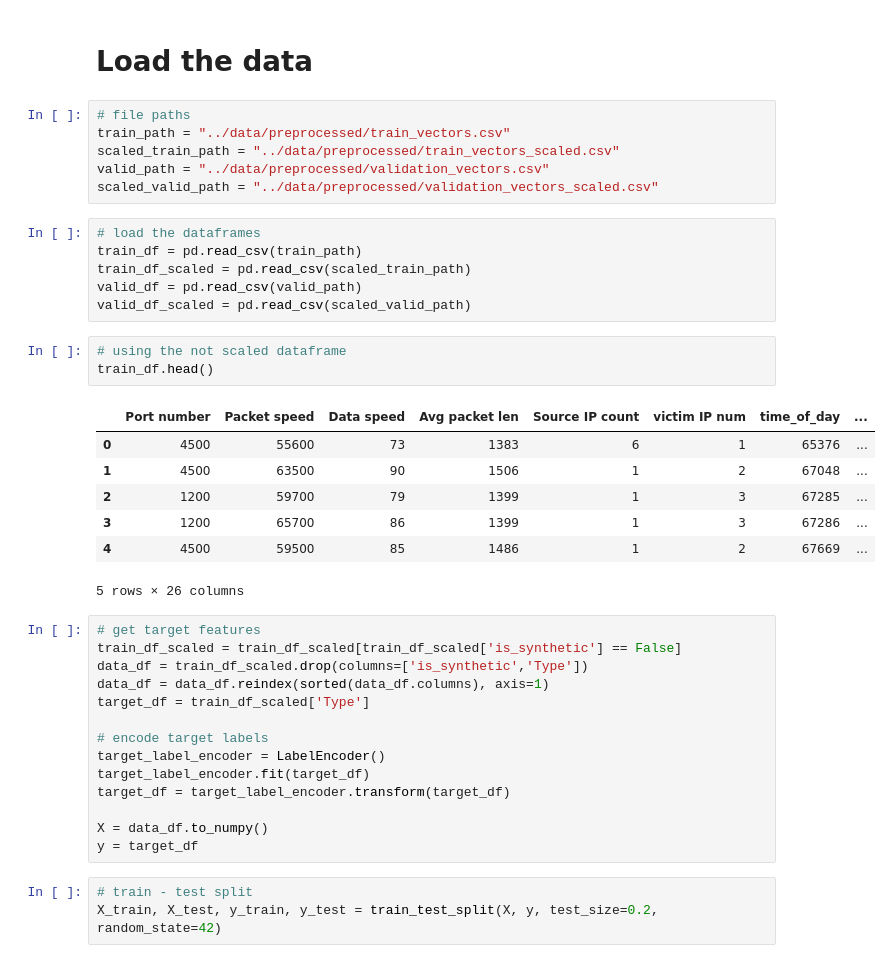
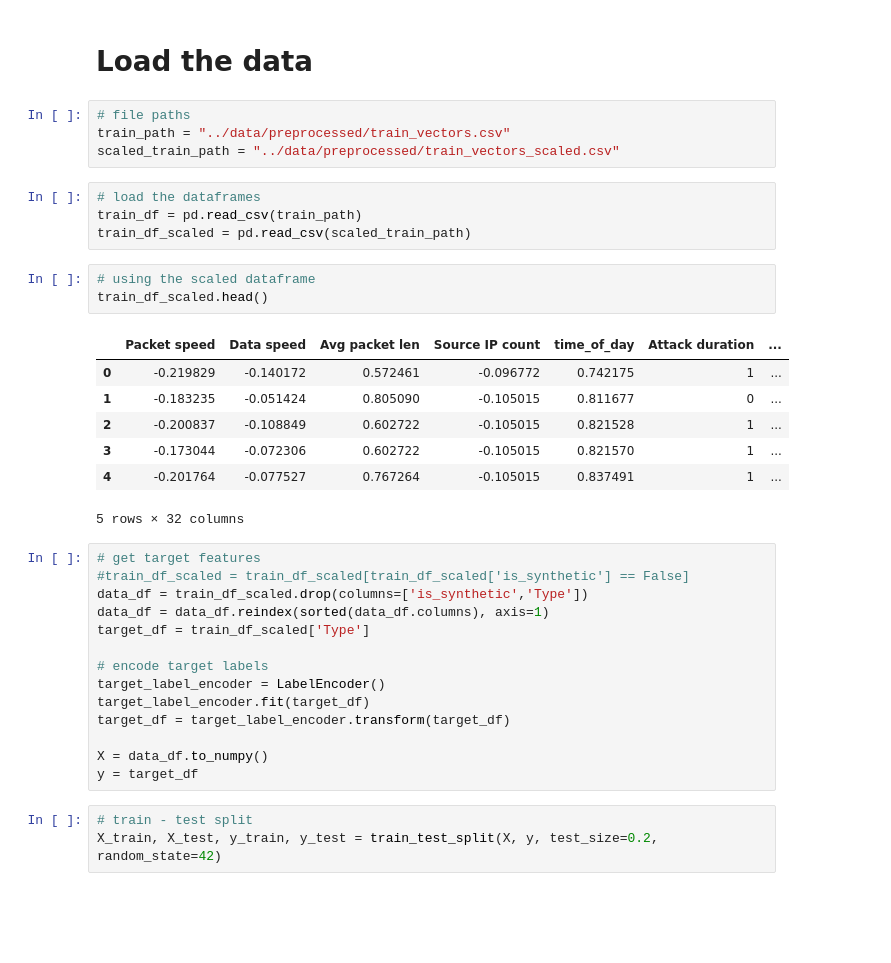
Before and after one commit to LordLokator/ADAML_24, a Jupyter notebook: notebooks/training.ipynb, the cells around one changed output. Cells and saved outputs as stored; diff of their text form; blank space fills up the shorter version.

```diff
--- a/notebooks/training.ipynb
+++ b/notebooks/training.ipynb
@@ -21,28 +22,24 @@ from dataloading import get_labeled_data
 # file paths
 train_path = "../data/preprocessed/train_vectors.csv"
 scaled_train_path = "../data/preprocessed/train_vectors_scaled.csv"
-valid_path = "../data/preprocessed/validation_vectors.csv"
-scaled_valid_path = "../data/preprocessed/validation_vectors_scaled.csv"
 # %%
 # load the dataframes
 train_df = pd.read_csv(train_path)
 train_df_scaled = pd.read_csv(scaled_train_path)
-valid_df = pd.read_csv(valid_path)
-valid_df_scaled = pd.read_csv(scaled_valid_path)
 # %%
-# using the not scaled dataframe
-train_df.head()
+# using the scaled dataframe
+train_df_scaled.head()
 # %% [output]
-|  | Port number | Packet speed | Data speed | Avg packet len | Source IP count | victim IP num | time_of_day | ... |
-| 0 | 4500 | 55600 | 73 | 1383 | 6 | 1 | 65376 | ... |
-| 1 | 4500 | 63500 | 90 | 1506 | 1 | 2 | 67048 | ... |
-| 2 | 1200 | 59700 | 79 | 1399 | 1 | 3 | 67285 | ... |
-| 3 | 1200 | 65700 | 86 | 1399 | 1 | 3 | 67286 | ... |
-| 4 | 4500 | 59500 | 85 | 1486 | 1 | 2 | 67669 | ... |
+|  | Packet speed | Data speed | Avg packet len | Source IP count | time_of_day | Attack duration | ... |
+| 0 | -0.219829 | -0.140172 | 0.572461 | -0.096772 | 0.742175 | 1 | ... |
+| 1 | -0.183235 | -0.051424 | 0.805090 | -0.105015 | 0.811677 | 0 | ... |
+| 2 | -0.200837 | -0.108849 | 0.602722 | -0.105015 | 0.821528 | 1 | ... |
+| 3 | -0.173044 | -0.072306 | 0.602722 | -0.105015 | 0.821570 | 1 | ... |
+| 4 | -0.201764 | -0.077527 | 0.767264 | -0.105015 | 0.837491 | 1 | ... |
-5 rows × 26 columns
+5 rows × 32 columns
 # %%
 # get target features
-train_df_scaled = train_df_scaled[train_df_scaled['is_synthetic'] == False]
+#train_df_scaled = train_df_scaled[train_df_scaled['is_synthetic'] == False]
 data_df = train_df_scaled.drop(columns=['is_synthetic','Type'])
 data_df = data_df.reindex(sorted(data_df.columns), axis=1)
 target_df = train_df_scaled['Type']
```
Also changed, not shown: parts of 20 cells of this notebook, 3 other files.
